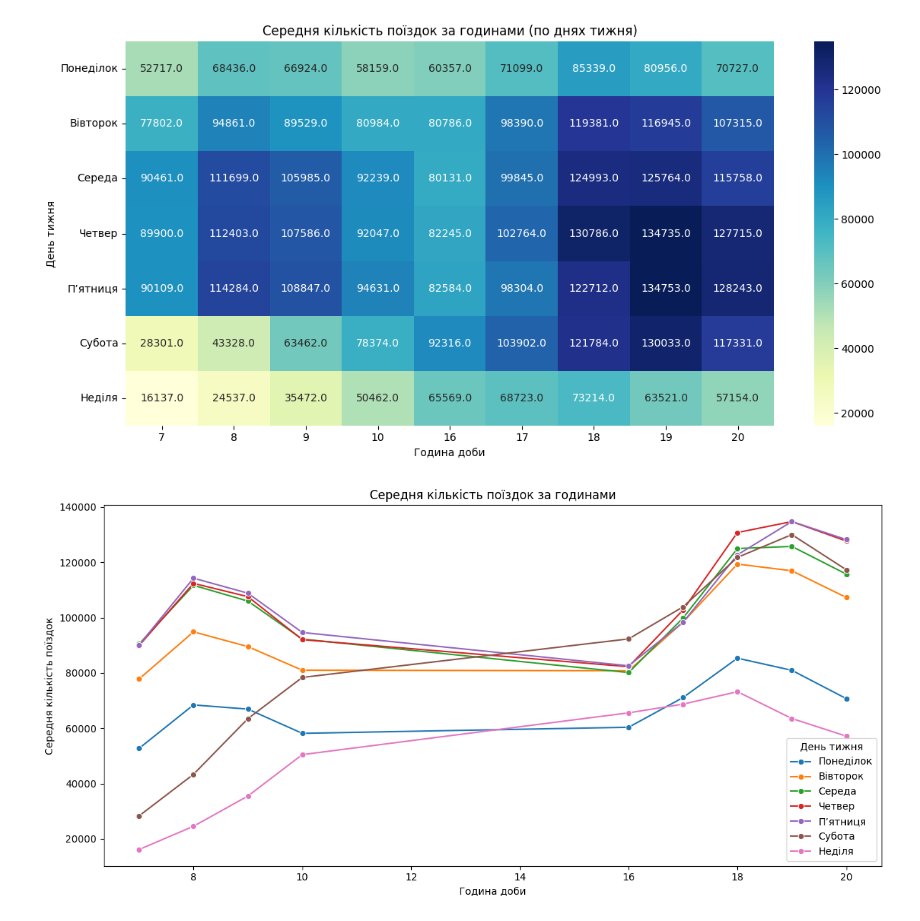
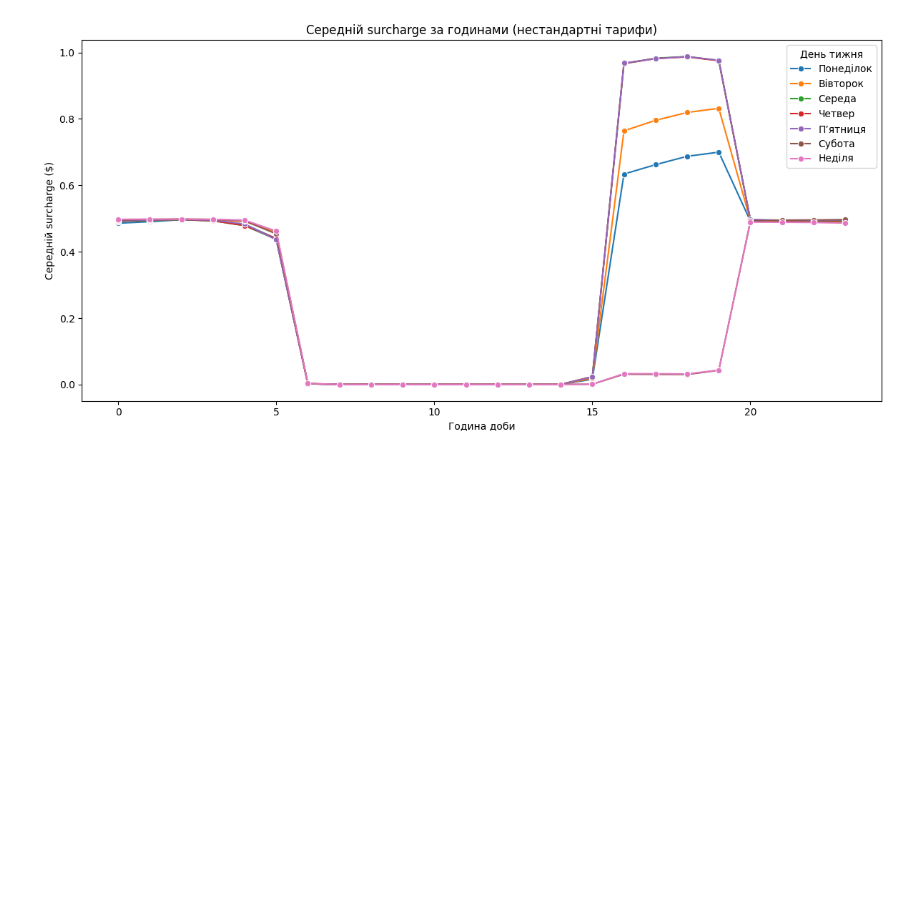
Before and after one commit to SeeenyaOhar/nyc-taxi-spark-project, a Jupyter notebook: arsenii/1.ipynb, the cells around one changed output. Saved outputs shown, nothing was run; the diff lists cells and outputs as text; code cells hidden in the pictures; blank space fills up the shorter version.

```diff
--- a/arsenii/1.ipynb
+++ b/arsenii/1.ipynb
@@ -65,31 +73,12 @@ df_result.write.option("header", True).mode("overwrite").csv("/Users/mac/Develop
-# %%
-pdf_result = df_result.toPandas()
-weekday_map = {
-    1: "Неділя", 2: "Понеділок", 3: "Вівторок", 4: "Середа",
-    5: "Четвер", 6: "П’ятниця", 7: "Субота"
-}
-pdf_result["weekday_name"] = pdf_result["day_of_week"].map(weekday_map)
-
-weekday_order = ["Понеділок", "Вівторок", "Середа", "Четвер", "П’ятниця", "Субота", "Неділя"]
-pdf_result["weekday_name"] = pd.Categorical(pdf_result["weekday_name"], categories=weekday_order, ordered=True)
-
-heatmap_data = pdf_result.pivot(index="weekday_name", columns="hour", values="avg_trips_per_hour")
-plt.figure(figsize=(12, 6))
-sns.heatmap(heatmap_data, annot=True, fmt=".1f", cmap="YlGnBu")
-plt.title("Середня кількість поїздок за годинами (по днях тижня)")
-plt.xlabel("Година доби")
-plt.ylabel("День тижня")
-plt.tight_layout()
-plt.show()
-
-plt.figure(figsize=(12, 6))
-sns.lineplot(data=pdf_result, x="hour", y="avg_trips_per_hour", hue="weekday_name", marker="o")
-plt.title("Середня кількість поїздок за годинами")
-plt.xlabel("Година доби")
-plt.ylabel("Середня кількість поїздок")
-plt.legend(title="День тижня")
-plt.tight_layout()
-plt.show()
-# %% [output]
-[figure, removed]
-[figure, removed]
+# %%
+# Лінійний графік
+plt.figure(figsize=(12, 6))
+sns.lineplot(data=pdf_result, x="hour", y="avg_surcharge", hue="weekday_name", marker="o")
+plt.title("Середній surcharge за годинами (нестандартні тарифи)")
+plt.xlabel("Година доби")
+plt.ylabel("Середній surcharge ($)")
+plt.legend(title="День тижня")
+plt.tight_layout()
+plt.show()
+# %% [output]
+[figure, added]
```
Also changed, not shown: parts of 6 cells of this notebook, 4 other files.
